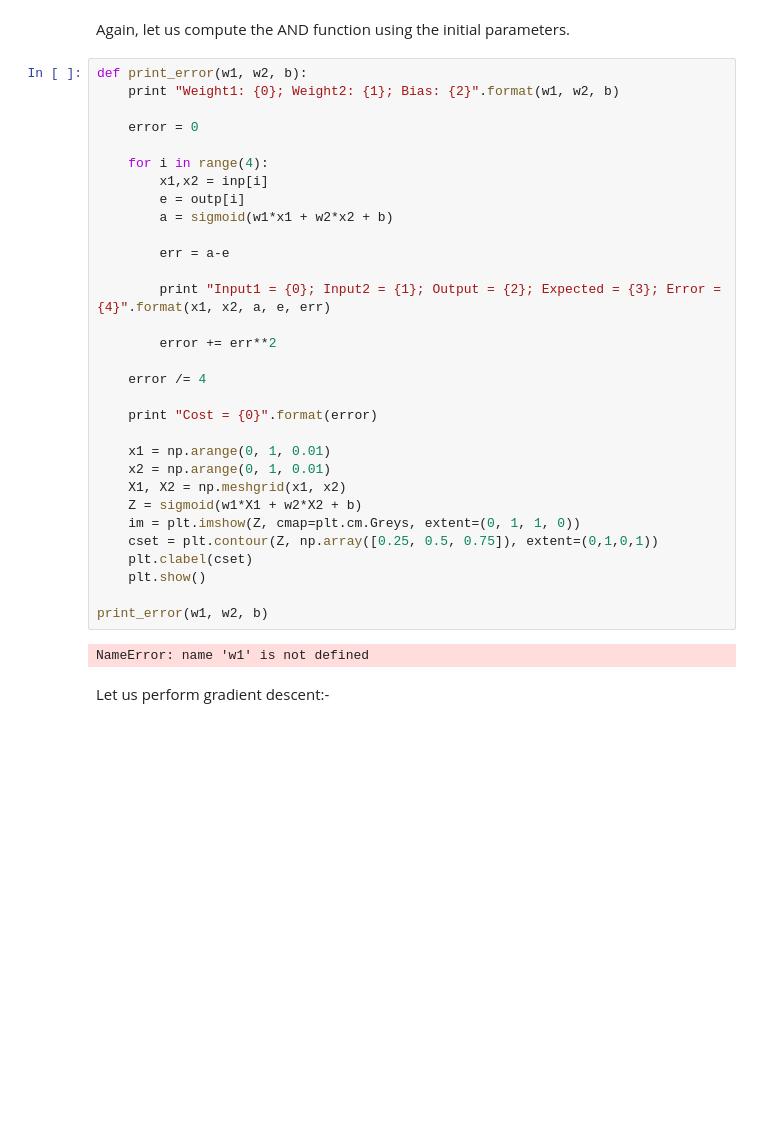
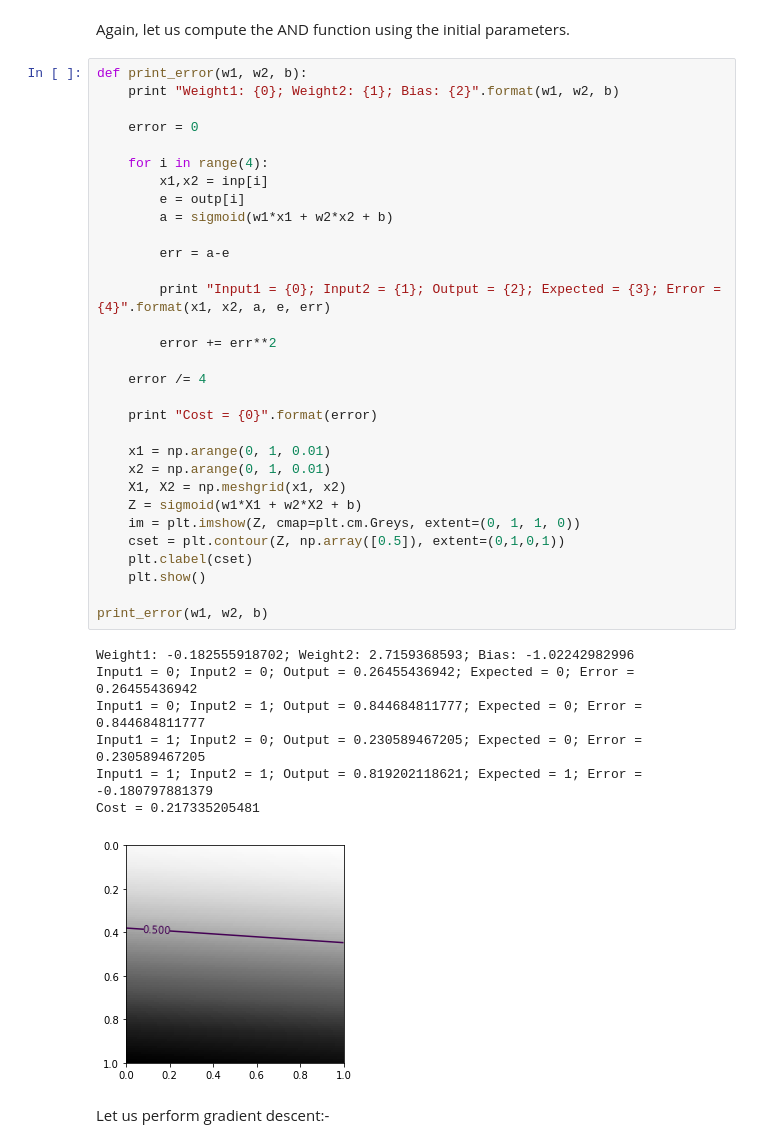
Before and after one commit to wleavell/NN-Presentation, a Jupyter notebook: 2. AND function.ipynb, the cells around one changed output. Saved outputs shown, nothing was run; the diff lists cells and outputs as text; blank space fills up the shorter version.

```diff
--- a/2. AND function.ipynb
+++ b/2. AND function.ipynb
@@ -45,35 +45,41 @@ Again, let us compute the AND function using the initial parameters.
 def print_error(w1, w2, b):
     print "Weight1: {0}; Weight2: {1}; Bias: {2}".format(w1, w2, b)
 
     error = 0
 
     for i in range(4):
         x1,x2 = inp[i]
         e = outp[i]
         a = sigmoid(w1*x1 + w2*x2 + b)
 
         err = a-e
 
         print "Input1 = {0}; Input2 = {1}; Output = {2}; Expected = {3}; Error = {4}".format(x1, x2, a, e, err)
 
         error += err**2
 
     error /= 4
 
     print "Cost = {0}".format(error)
 
     x1 = np.arange(0, 1, 0.01)
     x2 = np.arange(0, 1, 0.01)
     X1, X2 = np.meshgrid(x1, x2)
     Z = sigmoid(w1*X1 + w2*X2 + b)
     im = plt.imshow(Z, cmap=plt.cm.Greys, extent=(0, 1, 1, 0))
-    cset = plt.contour(Z, np.array([0.25, 0.5, 0.75]), extent=(0,1,0,1))
+    cset = plt.contour(Z, np.array([0.5]), extent=(0,1,0,1))
     plt.clabel(cset)
     plt.show()
 
 print_error(w1, w2, b)
 # %% [output]
-NameError: name 'w1' is not defined
+Weight1: -0.182555918702; Weight2: 2.7159368593; Bias: -1.02242982996
+Input1 = 0; Input2 = 0; Output = 0.26455436942; Expected = 0; Error = 0.26455436942
+Input1 = 0; Input2 = 1; Output = 0.844684811777; Expected = 0; Error = 0.844684811777
+Input1 = 1; Input2 = 0; Output = 0.230589467205; Expected = 0; Error = 0.230589467205
+Input1 = 1; Input2 = 1; Output = 0.819202118621; Expected = 1; Error = -0.180797881379
+Cost = 0.217335205481
+[figure, added]
 # %% [markdown]
 Let us perform gradient descent:-
 # %%
```
Also changed, not shown: parts of 4 cells of this notebook, 3 other files.
